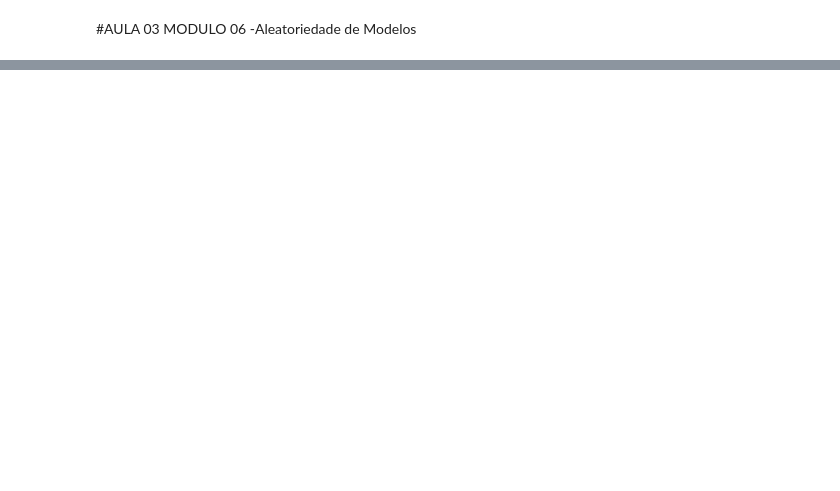
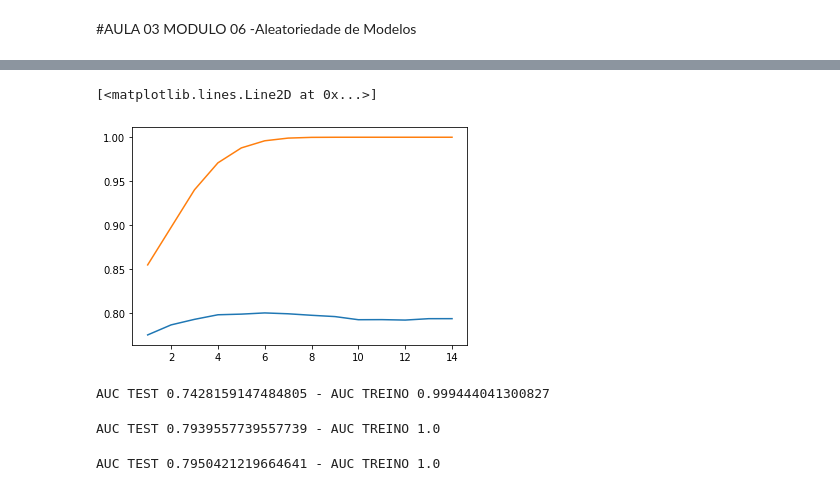
Before and after one commit to GuilhermeRuy97/BootcampDataScience, a Jupyter notebook: machine_learning_pt2.ipynb, the cells around one changed output, grey strips where cells are left out. Drawn from its saved outputs; the diff is of its cells as text; code cells hidden in the pictures; blank space fills up the shorter version.

```diff
--- a/machine_learning_pt2.ipynb
+++ b/machine_learning_pt2.ipynb
@@ -275,0 +293,7 @@ Intervalo 0.671006014978514 -> 0.8453821531584866
+# %%
+#Utilizaremos agora com repetição, para tirar maior proveito dos dados para teste
+
+from sklearn.model_selection import RepeatedStratifiedKFold
+
+cv = RepeatedStratifiedKFold(n_splits = 5, n_repeats = 10)
+cross_validate(modelo, x, y, cv = cv)
@@ -275,0 +395,14 @@ Intervalo 0.671006014978514 -> 0.8453821531584866
+# %%
+#A chance de acontecer um overfitting com o random forest é menor pois há mais grupos
+#separados de dados (uma floresta são várias árvores)
+
+from sklearn.ensemble import RandomForestClassifier
+
+teste_lista = []
+treino_lista = []
+
+for i in range(1, 15):
+  modelo_arvore = RandomForestClassifier(max_depth = i)
+  teste, treino = roda_modelo_cv(modelo_arvore, dados_limpos, 5, 10)
+  teste_lista.append(teste)
+  treino_lista.append(treino)
@@ -275,0 +424,24 @@ Intervalo 0.671006014978514 -> 0.8453821531584866
+# %%
+x = range(1, 15)
+plt.plot(x, teste_lista)
+plt.plot(x, treino_lista)
+# %% [output]
+[<matplotlib.lines.Line2D at 0x...>]
+[figure, added]
+# %%
+#O parâmetro n_estimator é o número de árvores de decisões criadas
+
+modelo_arvore = RandomForestClassifier(n_estimators = 10)
+teste, treino = roda_modelo_cv(modelo_arvore, dados_limpos, 5, 10)
+# %% [output]
+AUC TEST 0.7428159147484805 - AUC TREINO 0.999444041300827
+# %%
+modelo_arvore = RandomForestClassifier(n_estimators = 100)
+teste, treino = roda_modelo_cv(modelo_arvore, dados_limpos, 5, 10)
+# %% [output]
+AUC TEST 0.7939557739557739 - AUC TREINO 1.0
+# %%
+modelo_arvore = RandomForestClassifier(n_estimators = 200)
+teste, treino = roda_modelo_cv(modelo_arvore, dados_limpos, 5, 10)
+# %% [output]
+AUC TEST 0.7950421219664641 - AUC TREINO 1.0
```
Also changed, not shown: parts of 14 cells of this notebook.
